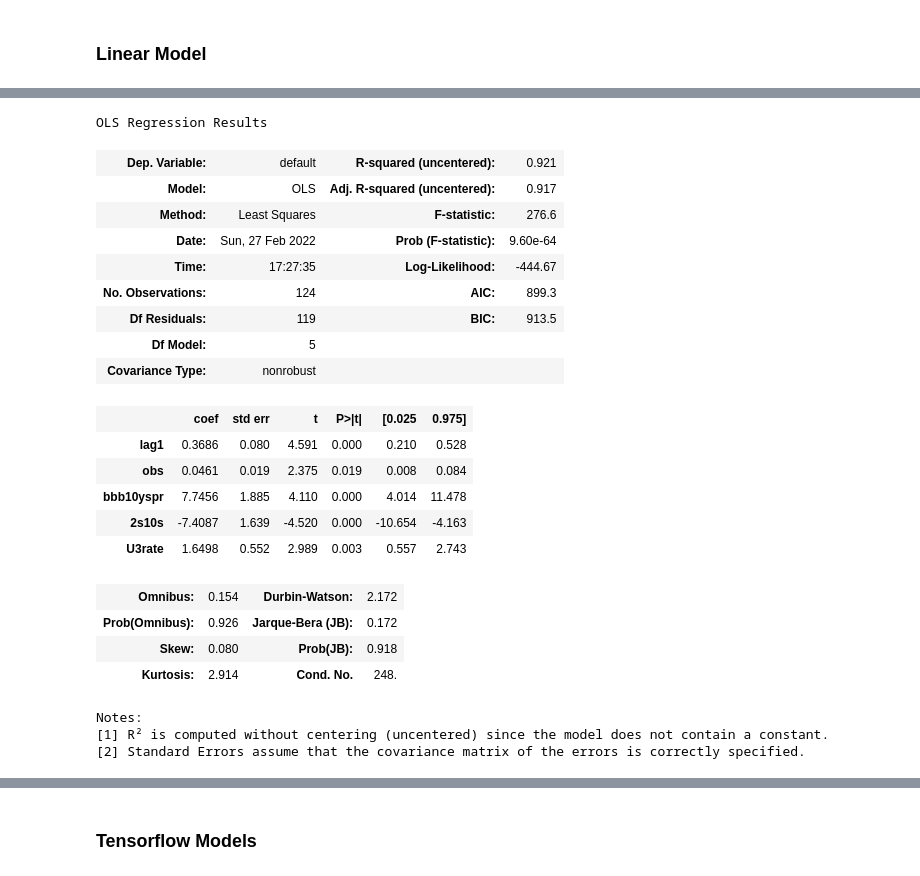
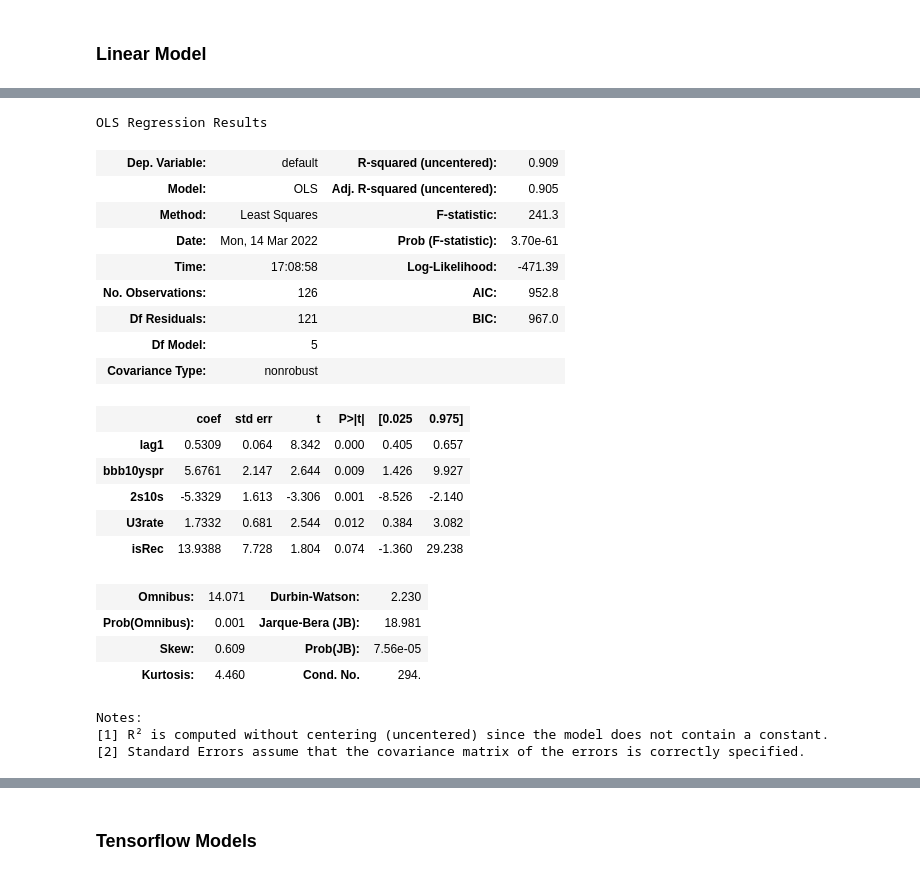
Before and after one commit to lwarner100/ISOM-455-Project, a Jupyter notebook: env.ipynb, the cells around one changed output, grey strips where cells are left out. Cells and saved outputs as stored; diff of their text form; code cells hidden in the pictures.

```diff
--- a/env.ipynb
+++ b/env.ipynb
@@ -41,15 +43,13 @@ features.head()
 monthly_df = pd.DataFrame(df.groupby(df.index.strftime('%y/%m')).default.sum())
 monthly_df['Date'] = monthly_df.index
 monthly_df.index = monthly_df.Date.apply(datetime.datetime.strptime,args=('%y/%m',))
-monthly_df['obs'] = range(1,monthly_df.default.count()+1)
+monthly_df['obs'] = range(1,monthly_df.shape[0]+1)
 monthly_df['month'] = monthly_df.index.month
 # %%
-monthly_df['lag12'] = monthly_df.default.shift(12)
 monthly_df['lag1'] = monthly_df.default.shift(1)
-monthly_df['ma12'] = monthly_df.default.rolling(12).mean()
+# monthly_df['lag12'] = monthly_df.default.shift(12)
+# monthly_df['ma12'] = monthly_df.default.rolling(12).mean()
 
-
-model_df = monthly_df.dropna()
-model_df = pd.merge(model_df,features,left_index=True,right_index=True)
+model_df = pd.merge(monthly_df.dropna(),features,left_index=True,right_index=True)
 del model_df['Date']
-model_df.head()
+# model_df.head()
@@ -87,3 +106,10 @@ plt.plot(range(1,13),seasonal.values)
+# %%
+# Train/Test splitting
+n = 18
+length = model_df.default.count()
+
+train_df = model_df.head(length-n)
+test_df = model_df.tail(n)
 # %%
 model_df.columns
 # %% [output]
@@ -94,31 +120,32 @@ Index(['default', 'obs', 'month', 'lag12', 'lag1', 'ma12', 'feature_date',
       dtype='object')
 # %%
-cols = ['lag1','obs','bbb10yspr','2s10s','U3rate']
+cols = ['lag1','bbb10yspr','2s10s','U3rate','isRec']
 # %%
-model = sm.OLS(model_df.default,\
-               model_df[cols]).fit()
+
+# model = sm.OLS(model_df.default,model_df[cols]).fit()
+model = sm.OLS(train_df.default,train_df[cols]).fit()
 model.summary()
 # %% [output]
 OLS Regression Results
-| Dep. Variable: | default | R-squared (uncentered): | 0.921 |
-| Model: | OLS | Adj. R-squared (uncentered): | 0.917 |
-| Method: | Least Squares | F-statistic: | 276.6 |
-| Date: | Sun, 27 Feb 2022 | Prob (F-statistic): | 9.60e-64 |
-| Time: | 17:27:35 | Log-Likelihood: | -444.67 |
-| No. Observations: | 124 | AIC: | 899.3 |
-| Df Residuals: | 119 | BIC: | 913.5 |
+| Dep. Variable: | default | R-squared (uncentered): | 0.909 |
+| Model: | OLS | Adj. R-squared (uncentered): | 0.905 |
+| Method: | Least Squares | F-statistic: | 241.3 |
+| Date: | Mon, 14 Mar 2022 | Prob (F-statistic): | 3.70e-61 |
+| Time: | 17:08:58 | Log-Likelihood: | -471.39 |
+| No. Observations: | 126 | AIC: | 952.8 |
+| Df Residuals: | 121 | BIC: | 967.0 |
 | Df Model: | 5 |  |  |
 | Covariance Type: | nonrobust |  |  |
 |  | coef | std err | t | P>|t| | [0.025 | 0.975] |
-| lag1 | 0.3686 | 0.080 | 4.591 | 0.000 | 0.210 | 0.528 |
-| obs | 0.0461 | 0.019 | 2.375 | 0.019 | 0.008 | 0.084 |
-| bbb10yspr | 7.7456 | 1.885 | 4.110 | 0.000 | 4.014 | 11.478 |
-| 2s10s | -7.4087 | 1.639 | -4.520 | 0.000 | -10.654 | -4.163 |
-| U3rate | 1.6498 | 0.552 | 2.989 | 0.003 | 0.557 | 2.743 |
+| lag1 | 0.5309 | 0.064 | 8.342 | 0.000 | 0.405 | 0.657 |
+| bbb10yspr | 5.6761 | 2.147 | 2.644 | 0.009 | 1.426 | 9.927 |
+| 2s10s | -5.3329 | 1.613 | -3.306 | 0.001 | -8.526 | -2.140 |
+| U3rate | 1.7332 | 0.681 | 2.544 | 0.012 | 0.384 | 3.082 |
+| isRec | 13.9388 | 7.728 | 1.804 | 0.074 | -1.360 | 29.238 |
-| Omnibus: | 0.154 | Durbin-Watson: | 2.172 |
-| Prob(Omnibus): | 0.926 | Jarque-Bera (JB): | 0.172 |
-| Skew: | 0.080 | Prob(JB): | 0.918 |
-| Kurtosis: | 2.914 | Cond. No. | 248. |
+| Omnibus: | 14.071 | Durbin-Watson: | 2.230 |
+| Prob(Omnibus): | 0.001 | Jarque-Bera (JB): | 18.981 |
+| Skew: | 0.609 | Prob(JB): | 7.56e-05 |
+| Kurtosis: | 4.460 | Cond. No. | 294. |
 Notes:
 [1] R² is computed without centering (uncentered) since the model does not contain a constant.
 [2] Standard Errors assume that the covariance matrix of the errors is correctly specified.
```
Also changed, not shown: parts of 27 cells of this notebook.
